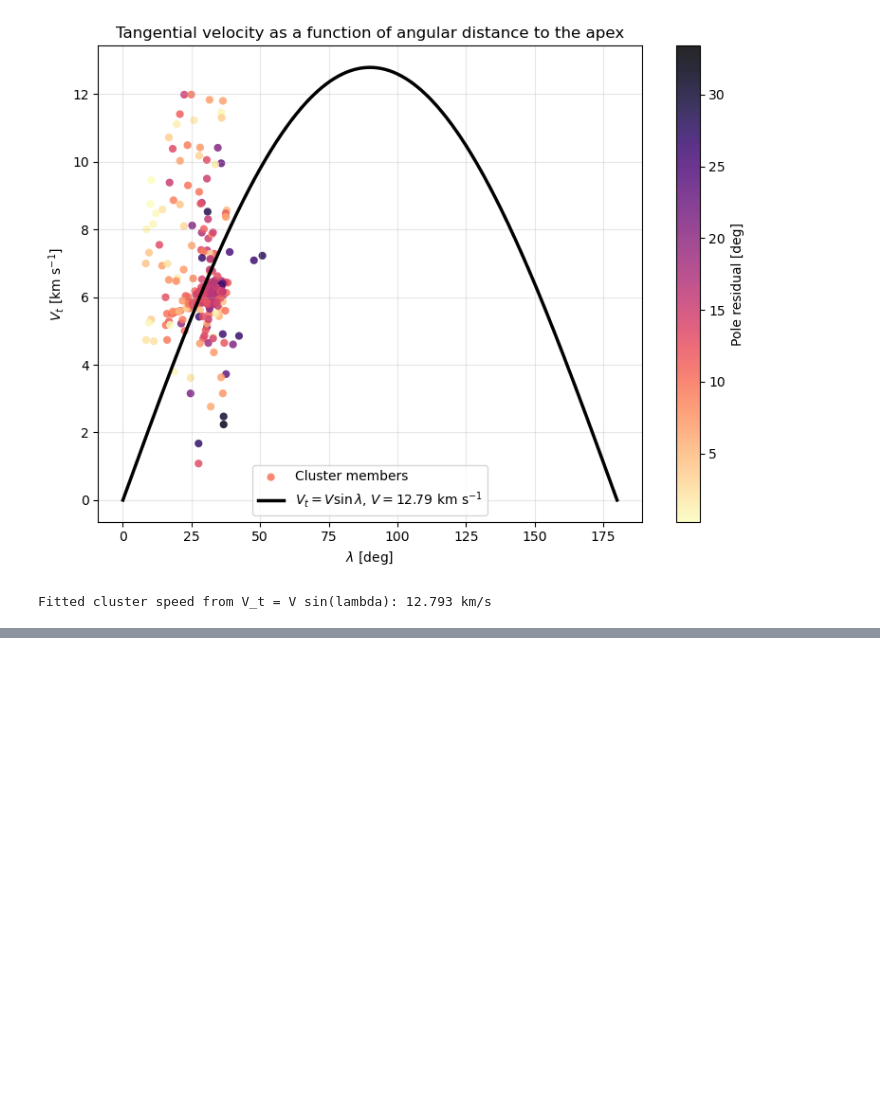
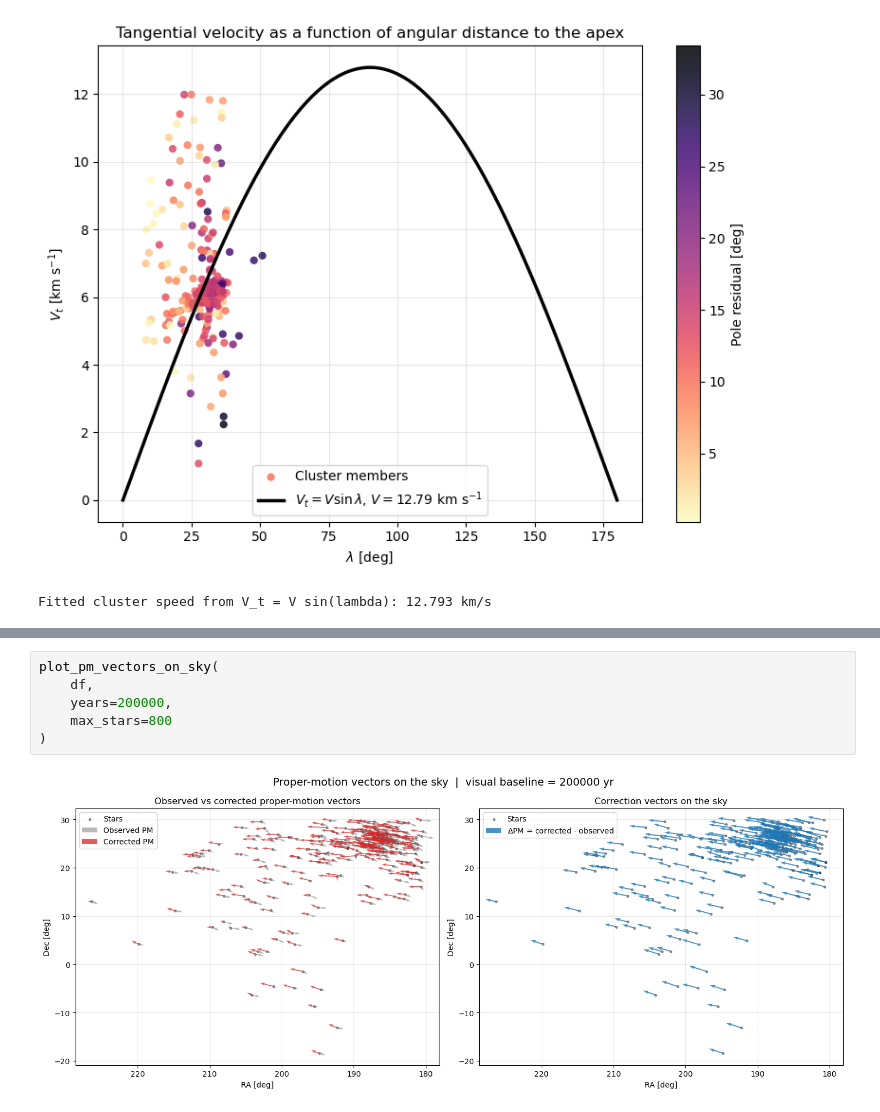
Before and after one commit to nicolasbojacarojas/clusterization_project, a Jupyter notebook: dev/pasantia/analisis_real/analisis_coma_corrected.ipynb, the cells around one changed output, grey strips where cells are left out. Drawn from its saved outputs; the diff is of its cells as text; blank space fills up the shorter version.

```diff
--- a/dev/pasantia/analisis_real/analisis_coma_corrected.ipynb
+++ b/dev/pasantia/analisis_real/analisis_coma_corrected.ipynb
@@ -2640,0 +3108,8 @@ Fitted cluster speed from V_t = V sin(lambda): 12.793 km/s
+# %%
+plot_pm_vectors_on_sky(
+    df,
+    years=200000,
+    max_stars=800
+)
+# %% [output]
+[figure, added]
```
Also changed, not shown: parts of 3 cells of this notebook, 2 other files.
